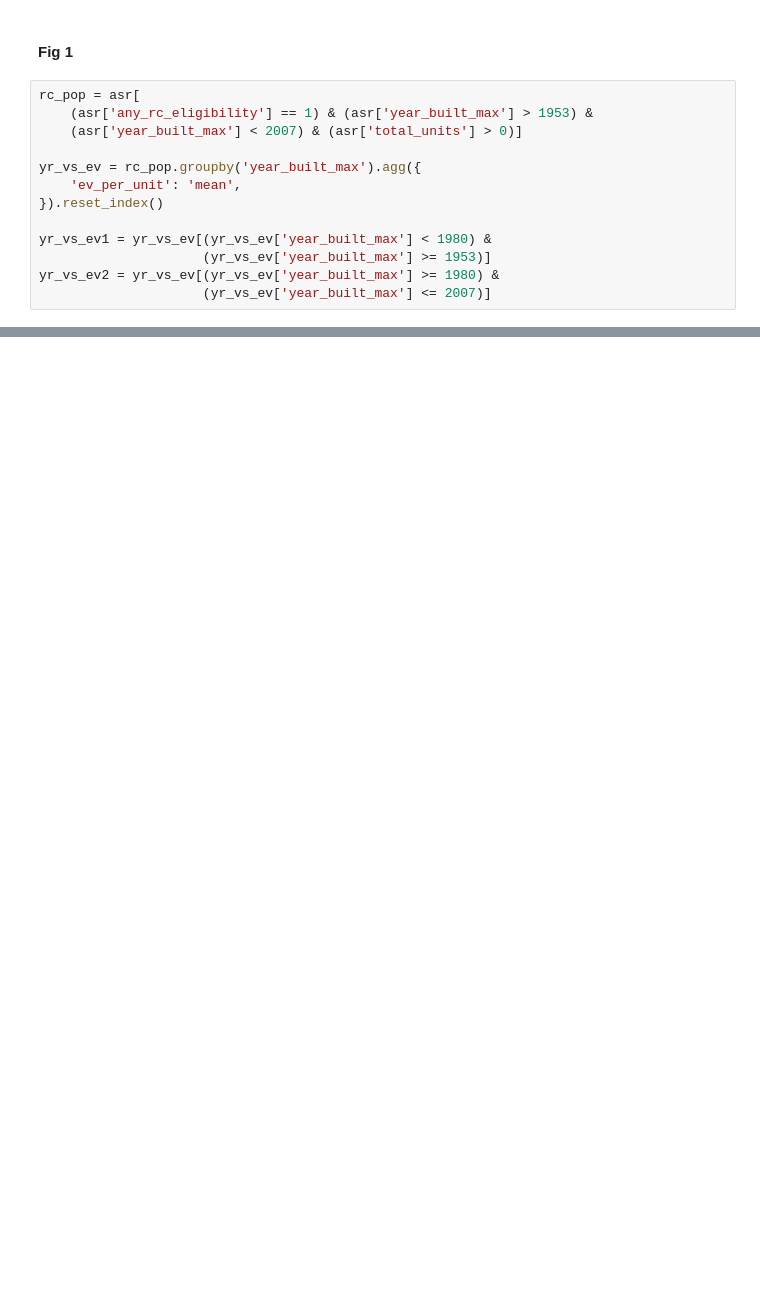
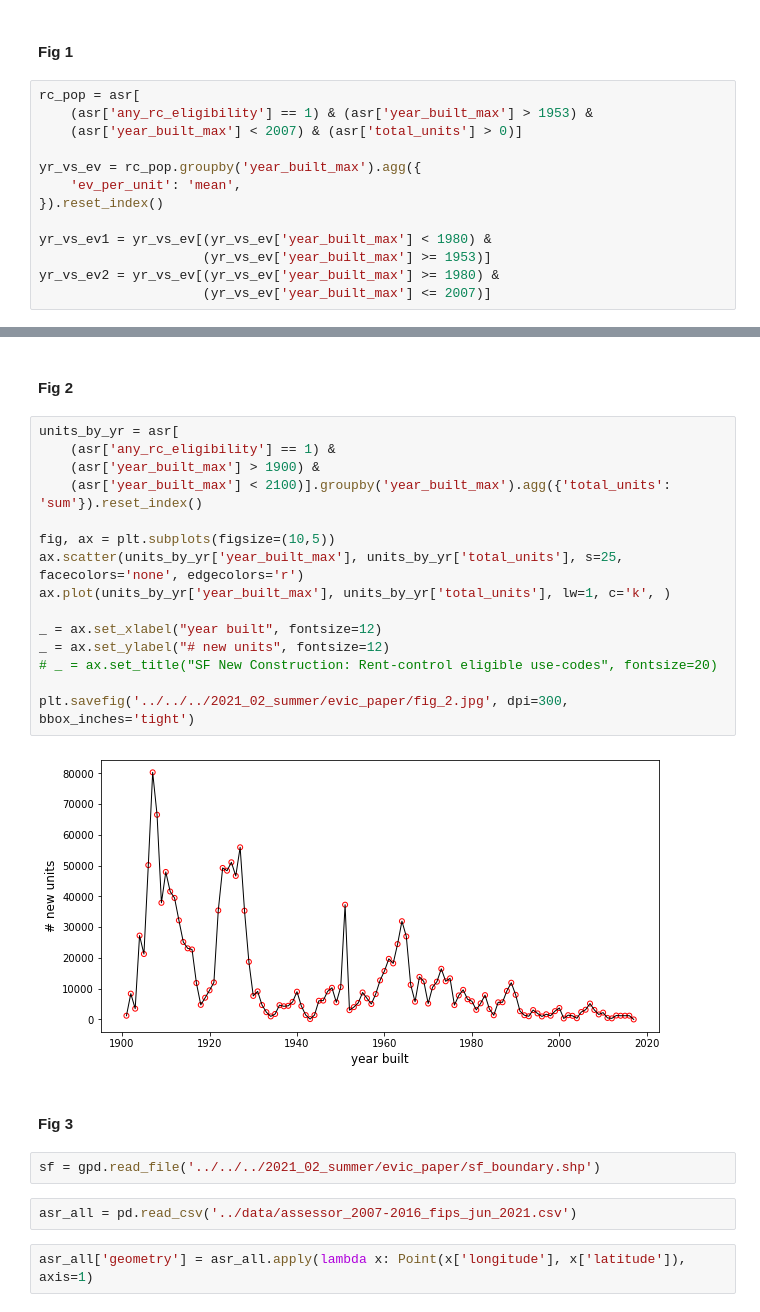
Before and after one commit to mxndrwgrdnr/sf-evictions, a Jupyter notebook: notebooks/analysis_final.ipynb, the cells around one changed output, grey strips where cells are left out. Saved outputs shown, nothing was run; the diff lists cells and outputs as text; blank space fills up the shorter version.

```diff
--- a/notebooks/analysis_final.ipynb
+++ b/notebooks/analysis_final.ipynb
@@ -128,0 +208,27 @@ Text(0.3, 0.8, 'rent control \nbuilt-year threshold')
+# %% [markdown]
+#### Fig 2
+# %%
+units_by_yr = asr[
+    (asr['any_rc_eligibility'] == 1) &
+    (asr['year_built_max'] > 1900) &
+    (asr['year_built_max'] < 2100)].groupby('year_built_max').agg({'total_units': 'sum'}).reset_index()
+
+fig, ax = plt.subplots(figsize=(10,5))
+ax.scatter(units_by_yr['year_built_max'], units_by_yr['total_units'], s=25, facecolors='none', edgecolors='r')
+ax.plot(units_by_yr['year_built_max'], units_by_yr['total_units'], lw=1, c='k', )
+
+_ = ax.set_xlabel("year built", fontsize=12)
+_ = ax.set_ylabel("# new units", fontsize=12)
+# _ = ax.set_title("SF New Construction: Rent-control eligible use-codes", fontsize=20)
+
+plt.savefig('../../../2021_02_summer/evic_paper/fig_2.jpg', dpi=300, bbox_inches='tight')
+# %% [output]
+[figure, added]
+# %% [markdown]
+#### Fig 3
+# %%
+sf = gpd.read_file('../../../2021_02_summer/evic_paper/sf_boundary.shp')
+# %%
+asr_all = pd.read_csv('../data/assessor_2007-2016_fips_jun_2021.csv')
+# %%
+asr_all['geometry'] = asr_all.apply(lambda x: Point(x['longitude'], x['latitude']), axis=1)
```
Also changed, not shown: parts of 46 cells of this notebook, 2 other files.
